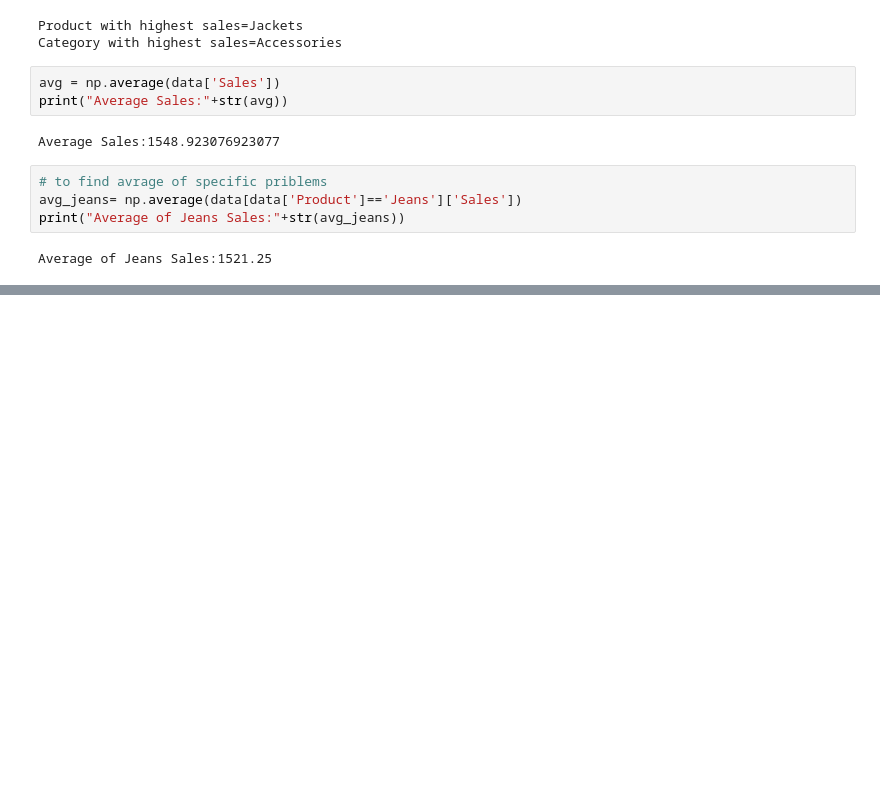
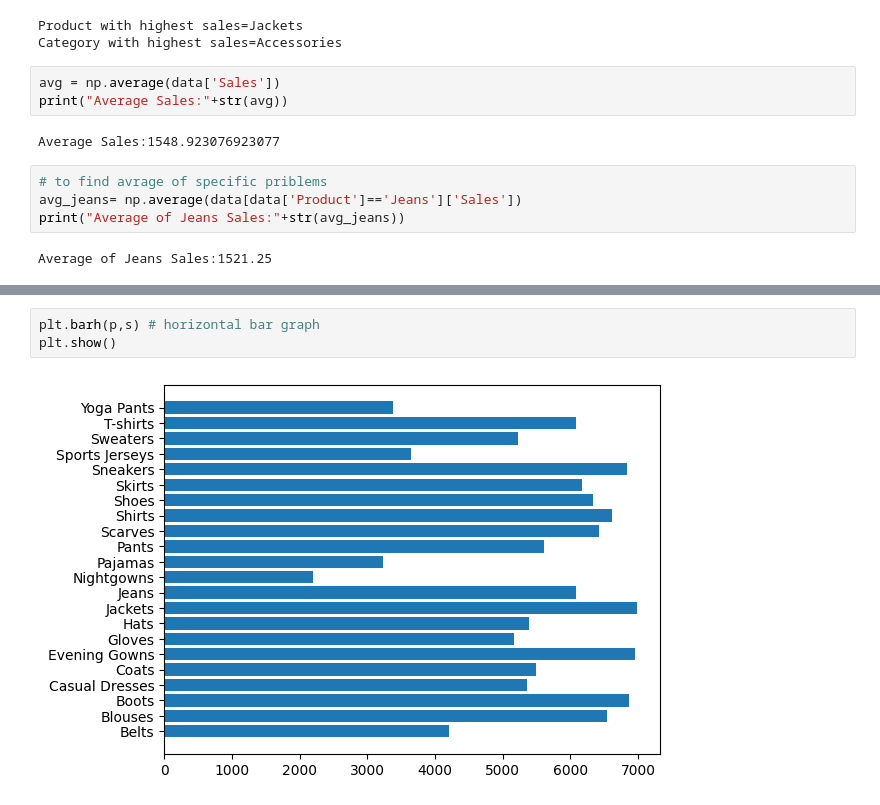
Before and after one commit to NishmthaM/Sales_analysis, a Jupyter notebook: sales_analysis.ipynb, the cells around one changed output, grey strips where cells are left out. Saved outputs shown, nothing was run; the diff lists cells and outputs as text; blank space fills up the shorter version.

```diff
--- a/sales_analysis.ipynb
+++ b/sales_analysis.ipynb
@@ -103,0 +122,5 @@ Average of Jeans Sales:1521.25
+# %%
+plt.barh(p,s) # horizontal bar graph
+plt.show()
+# %% [output]
+[figure, added]
```
Also changed, not shown: parts of 6 cells of this notebook.
